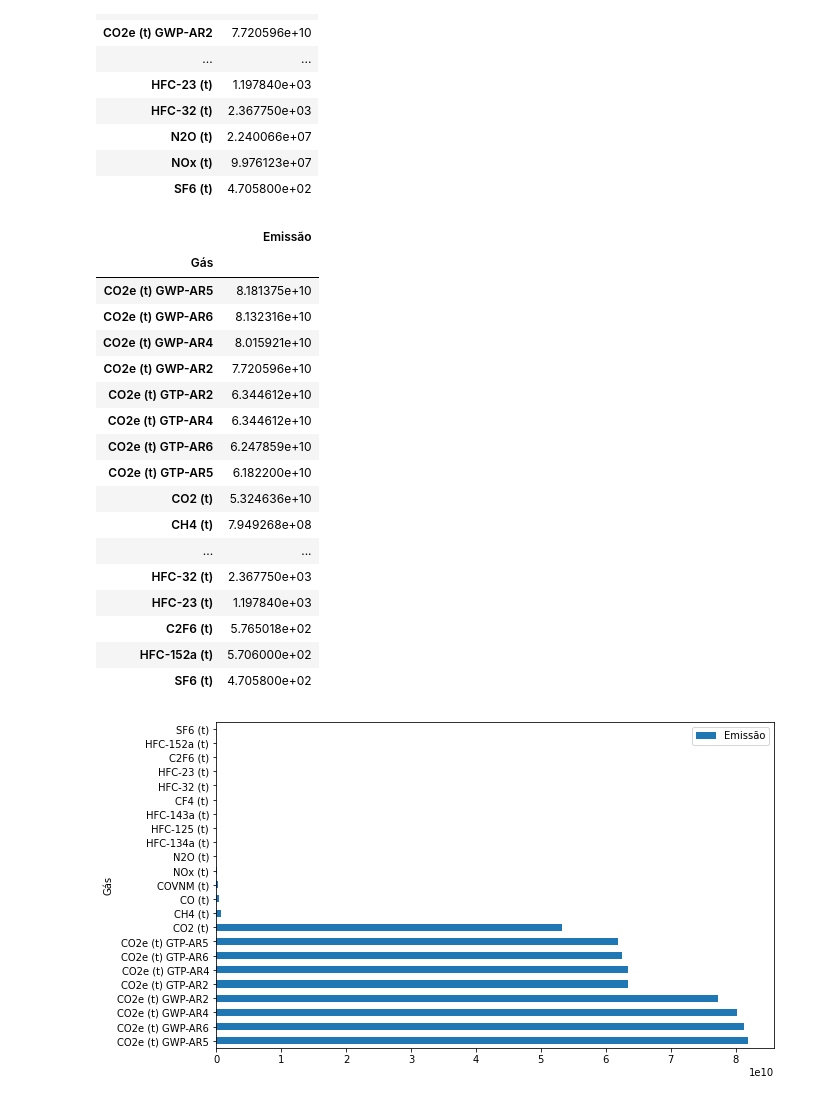
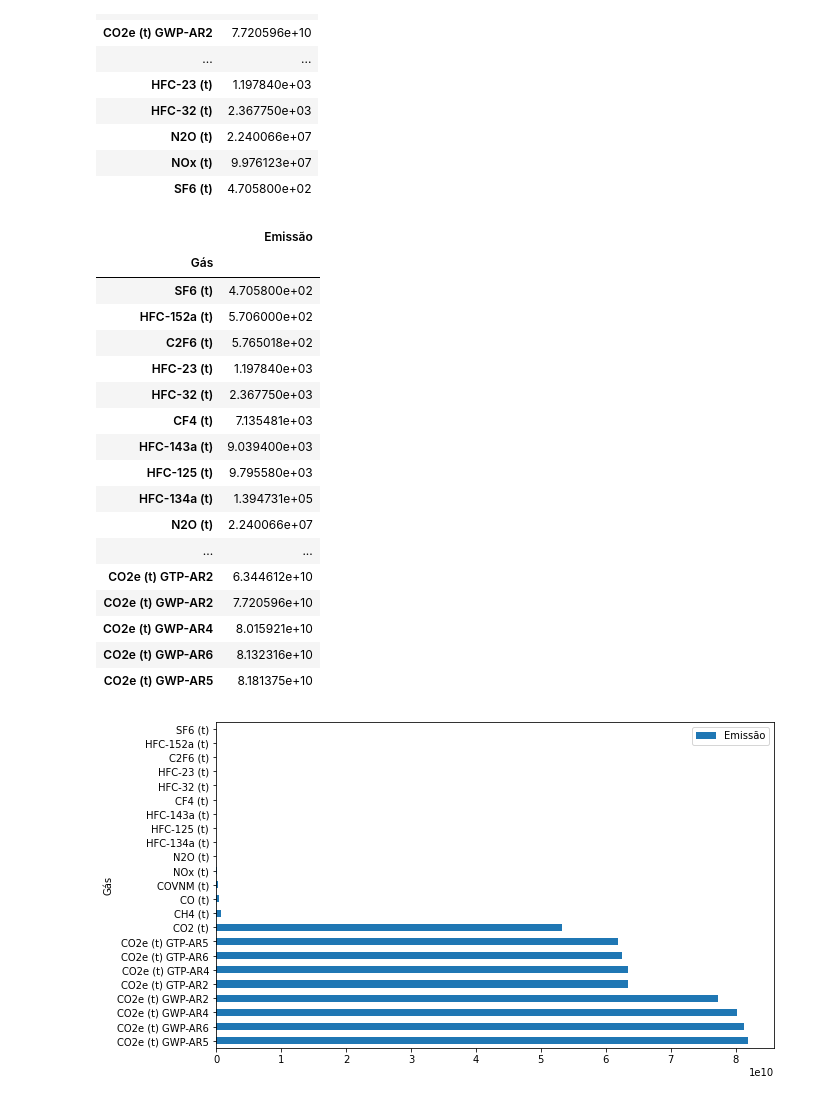
Before and after one commit to Martinsbrandao/Python_Data_science, a Jupyter notebook: Gases_estufa_PJ_selecao_agrupamento/Selecao_agrrupamento_pd_ipynb.ipynb, the cells around one changed output. Cells and saved outputs as stored; diff of their text form; code cells hidden in the pictures.

```diff
--- a/Gases_estufa_PJ_selecao_agrupamento/Selecao_agrrupamento_pd_ipynb.ipynb
+++ b/Gases_estufa_PJ_selecao_agrupamento/Selecao_agrrupamento_pd_ipynb.ipynb
@@ -326,27 +326,27 @@ emissoes_por_ano.groupby('Gás').sum(numeric_only= True)
 | NOx (t) | 9.976123e+07 |
 | SF6 (t) | 4.705800e+02 |
 # %%
-emissao_por_gas = emissoes_por_ano.groupby('Gás').sum(numeric_only= True).sort_values('Emissão', ascending = False)
+emissao_por_gas = emissoes_por_ano.groupby('Gás').sum(numeric_only= True).sort_values('Emissão')
 emissao_por_gas
 # %% [output]
 |  | Emissão |
 | Gás |  |
+| SF6 (t) | 4.705800e+02 |
+| HFC-152a (t) | 5.706000e+02 |
+| C2F6 (t) | 5.765018e+02 |
+| HFC-23 (t) | 1.197840e+03 |
+| HFC-32 (t) | 2.367750e+03 |
+| CF4 (t) | 7.135481e+03 |
+| HFC-143a (t) | 9.039400e+03 |
+| HFC-125 (t) | 9.795580e+03 |
+| HFC-134a (t) | 1.394731e+05 |
+| N2O (t) | 2.240066e+07 |
+| ... | ... |
+| CO2e (t) GTP-AR2 | 6.344612e+10 |
+| CO2e (t) GWP-AR2 | 7.720596e+10 |
+| CO2e (t) GWP-AR4 | 8.015921e+10 |
+| CO2e (t) GWP-AR6 | 8.132316e+10 |
 | CO2e (t) GWP-AR5 | 8.181375e+10 |
-| CO2e (t) GWP-AR6 | 8.132316e+10 |
-| CO2e (t) GWP-AR4 | 8.015921e+10 |
-| CO2e (t) GWP-AR2 | 7.720596e+10 |
-| CO2e (t) GTP-AR2 | 6.344612e+10 |
-| CO2e (t) GTP-AR4 | 6.344612e+10 |
-| CO2e (t) GTP-AR6 | 6.247859e+10 |
-| CO2e (t) GTP-AR5 | 6.182200e+10 |
-| CO2 (t) | 5.324636e+10 |
-| CH4 (t) | 7.949268e+08 |
-| ... | ... |
-| HFC-32 (t) | 2.367750e+03 |
-| HFC-23 (t) | 1.197840e+03 |
-| C2F6 (t) | 5.765018e+02 |
-| HFC-152a (t) | 5.706000e+02 |
-| SF6 (t) | 4.705800e+02 |
 # %%
 emissao_por_gas.plot(kind = 'barh', figsize = (10,6));
 # %% [output]
```
